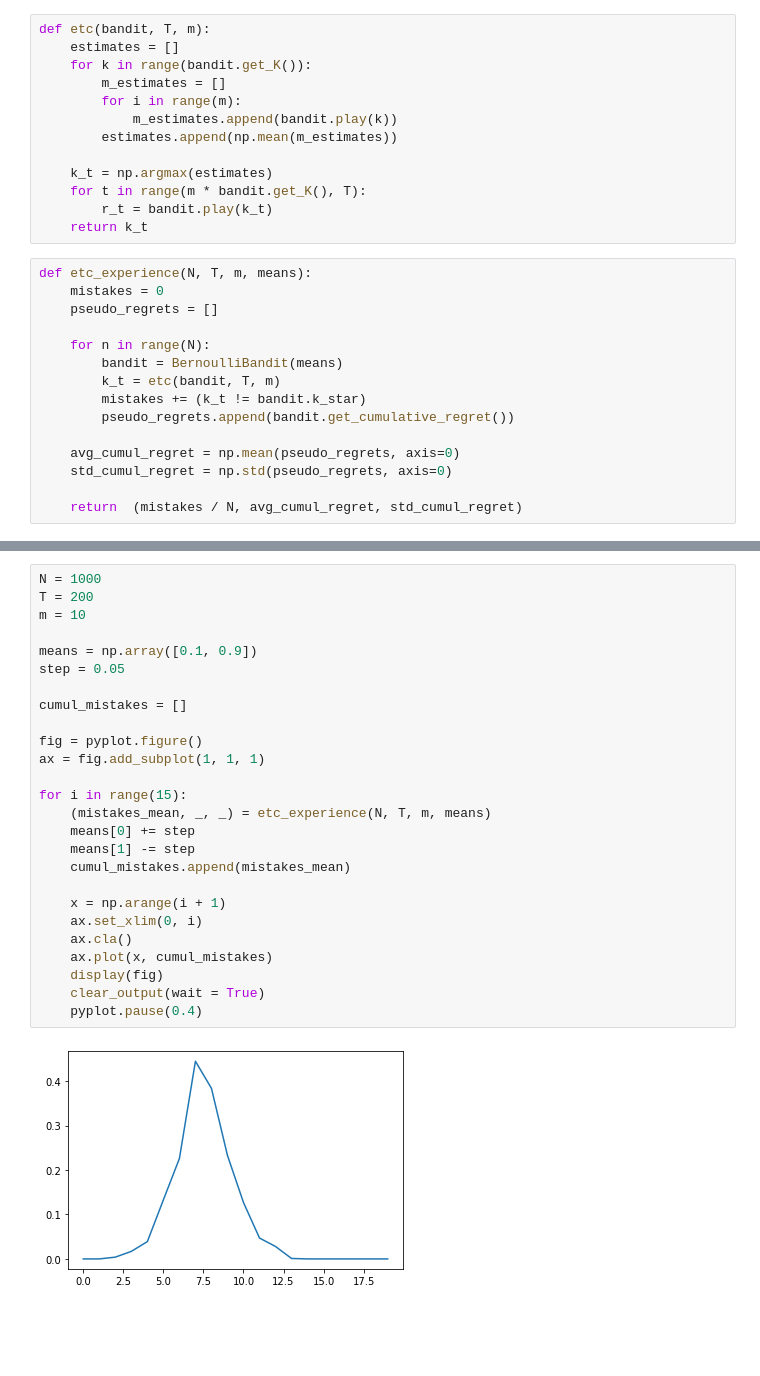
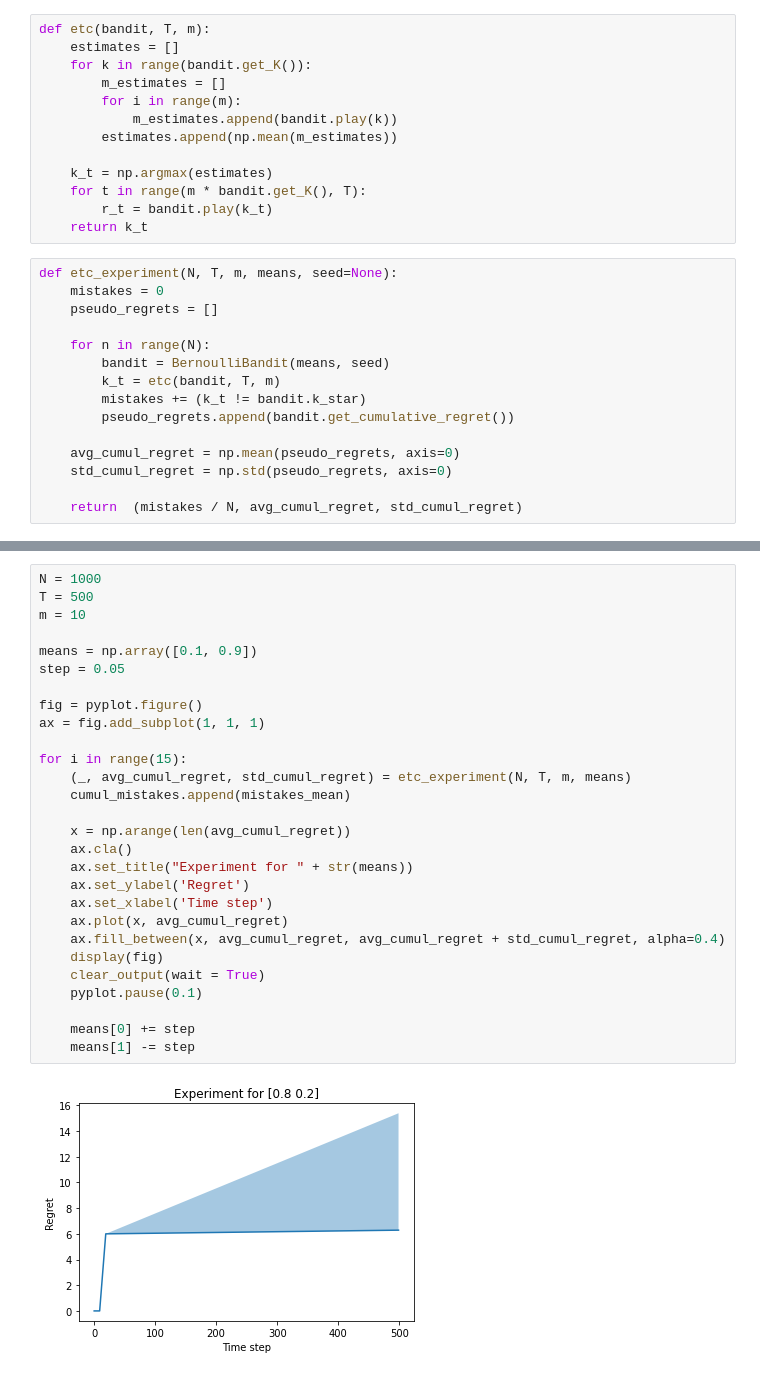
Before and after one commit to vincentmasse/IFT-7201, a Jupyter notebook: exo1/exercice 1.ipynb, the cells around one changed output, grey strips where cells are left out. Cells and saved outputs as stored; diff of their text form; blank space fills up the shorter version.

```diff
--- a/exo1/exercice 1.ipynb
+++ b/exo1/exercice 1.ipynb
@@ -45,12 +36,12 @@ def etc(bandit, T, m):
         r_t = bandit.play(k_t)
     return k_t
 # %%
-def etc_experience(N, T, m, means):
+def etc_experiment(N, T, m, means, seed=None):
     mistakes = 0
     pseudo_regrets = []
 
     for n in range(N):
-        bandit = BernoulliBandit(means)
+        bandit = BernoulliBandit(means, seed)
         k_t = etc(bandit, T, m)
         mistakes += (k_t != bandit.k_star)
         pseudo_regrets.append(bandit.get_cumulative_regret())
@@ -62,28 +88,30 @@ def etc_experience(N, T, m, means):
 # %%
 N = 1000
-T = 200
+T = 500
 m = 10
 
 means = np.array([0.1, 0.9])
 step = 0.05
 
-cumul_mistakes = []
-
 fig = pyplot.figure()
 ax = fig.add_subplot(1, 1, 1)
 
 for i in range(15):
-    (mistakes_mean, _, _) = etc_experience(N, T, m, means)
+    (_, avg_cumul_regret, std_cumul_regret) = etc_experiment(N, T, m, means)
+    cumul_mistakes.append(mistakes_mean)
+
+    x = np.arange(len(avg_cumul_regret))
+    ax.cla()
+    ax.set_title("Experiment for " + str(means))
+    ax.set_ylabel('Regret')
+    ax.set_xlabel('Time step')
+    ax.plot(x, avg_cumul_regret)
+    ax.fill_between(x, avg_cumul_regret, avg_cumul_regret + std_cumul_regret, alpha=0.4)
+    display(fig)
+    clear_output(wait = True)
+    pyplot.pause(0.1)
+
     means[0] += step
     means[1] -= step
-    cumul_mistakes.append(mistakes_mean)
-
-    x = np.arange(i + 1)
-    ax.set_xlim(0, i)
-    ax.cla()
-    ax.plot(x, cumul_mistakes)
-    display(fig)
-    clear_output(wait = True)
-    pyplot.pause(0.4)
 # %% [output]
-[figure, old version]
+[figure, new version]
```
Also changed, not shown: parts of 8 cells of this notebook.
